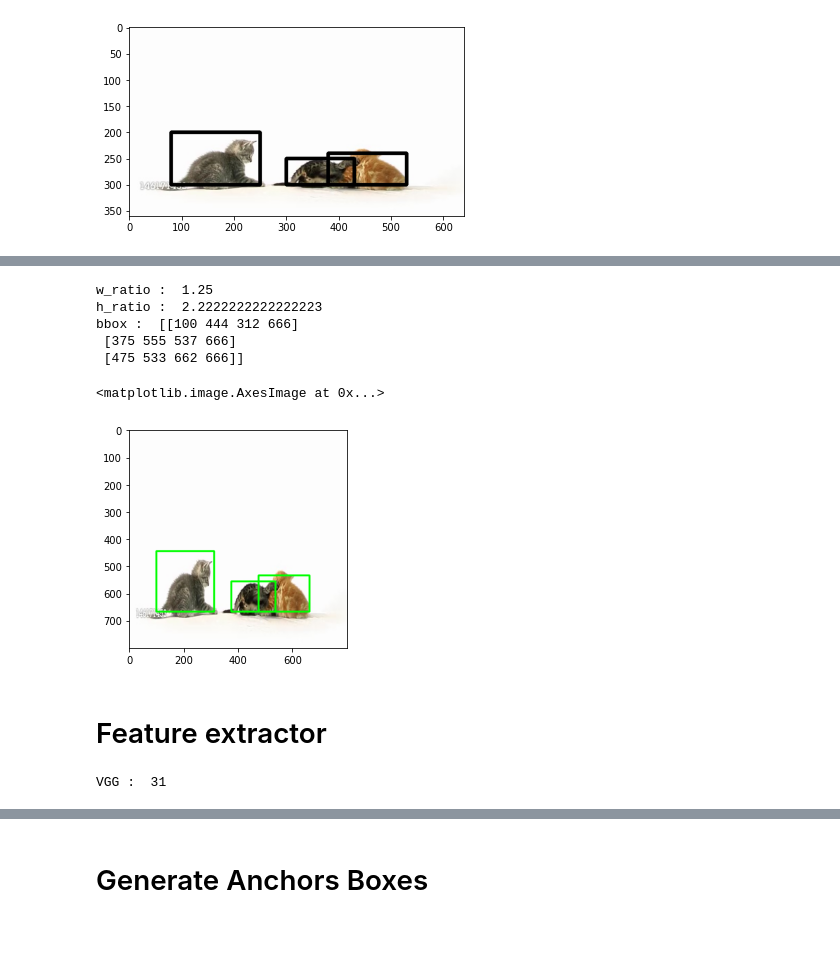
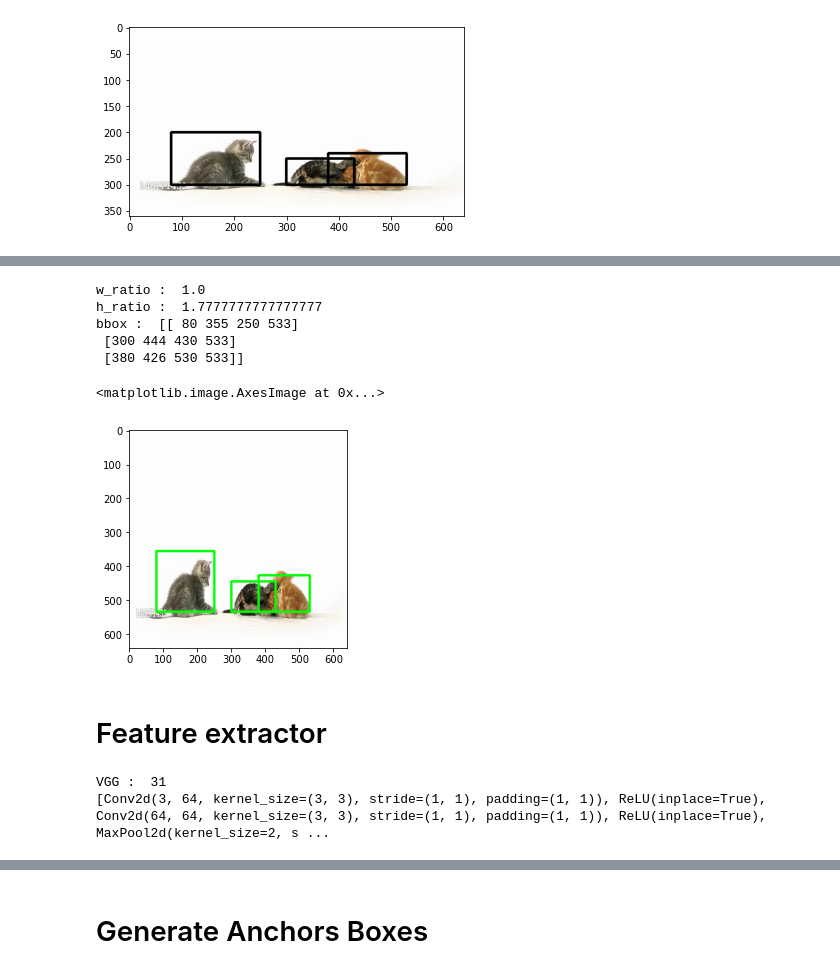
Before and after one commit to Heedeok/Tutorial-pytorch, a Jupyter notebook: faster_r_cnn/test.ipynb, the cells around one changed output, grey strips where cells are left out. Drawn from its saved outputs; the diff is of its cells as text; code cells hidden in the pictures; blank space fills up the shorter version.

```diff
--- a/faster_r_cnn/test.ipynb
+++ b/faster_r_cnn/test.ipynb
@@ -24,5 +29,5 @@ cpu
 # %%
-test_img = "/home/jwk6844/dataset/macroact/several/gettyimages-146171453-640_adpp_001.jpg"
-test_img = cv2.imread(test_img)
-test_img = cv2.cvtColor(test_img, cv2.COLOR_BGR2RGB)
+img0 = "/home/control/dataset/macroact/several/1/gettyimages-146171453-640_adpp_001.jpg"
+img0 = cv2.imread(img0)
+img0 = cv2.cvtColor(img0, cv2.COLOR_BGR2RGB)
 # %%
@@ -48,7 +53,11 @@ plt.imshow(img_copy)
 # %% [output]
 <matplotlib.image.AxesImage at 0x...>
 [figure]
+# %%
+resize_w = 640
+resize_h = 640
 # %%
-img = cv2.resize(test_img, dsize=(800,800), interpolation=cv2.INTER_CUBIC)
+img = cv2.resize(img0, dsize=(resize_w,resize_h), interpolation=cv2.INTER_CUBIC)
 plt.imshow(img)
+img.shape
 # %% [output]
@@ -57,6 +66,6 @@ plt.imshow(img)
 # %%
-w_ratio = 800/test_img.shape[1]
-h_ratio = 800/test_img.shape[0]
+w_ratio = resize_w/img0.shape[1]
+h_ratio = resize_h/img0.shape[0]
 
 print("w_ratio : ", w_ratio)
 print("h_ratio : ", h_ratio)
@@ -65,26 +74,29 @@ ratio = [w_ratio, h_ratio, w_ratio, h_ratio]
 bbox = []
 
 for box in bbox0:
-    box = [int(b * r) for b, r in zip(box, ratio)]
-    bbox.append(box)
+    x1 = int(box[0]*w_ratio)
+    x2 = int(box[2]*w_ratio)
+    y1 = int(box[1]*h_ratio)
+    y2 = int(box[3]*h_ratio)
+    bbox.append([x1, y1, x2, y2])
 
 bbox = np.array( bbox)
 print("bbox : ", bbox)
 # %% [output]
-w_ratio :  1.25
-h_ratio :  2.2222222222222223
-bbox :  [[100 444 312 666]
- [375 555 537 666]
- [475 533 662 666]]
+w_ratio :  1.0
+h_ratio :  1.7777777777777777
+bbox :  [[ 80 355 250 533]
+ [300 444 430 533]
+ [380 426 530 533]]
 # %%
-img_clone = np.copy(img)
+img_copy = np.copy(img)
 for box in bbox:
-    cv2.rectangle(img_clone, (box[0], box[1]), (box[2], box[3]), color = (0,255,0), thickness=5)
+    cv2.rectangle(img_copy, (box[0], box[1]), (box[2], box[3]), color = (0,255,0), thickness=5)
 
-plt.imshow(img_clone)
+plt.imshow(img_copy)
 # %% [output]
 <matplotlib.image.AxesImage at 0x...>
-[figure, old version]
+[figure, new version]
 # %% [markdown]
 # Feature extractor
 # %%
@@ -92,7 +105,11 @@ model_vgg = torchvision.models.vgg16(pretrained=True).to(device)
 # %%
 features_vgg = list(model_vgg.features)
+# features_resnet50 = list(model_resnet50.features)
 
 print("VGG : ", len(features_vgg))
+print(features_vgg)
+# print("ResNet : ", len(features_resnet50))
 # %% [output]
 VGG :  31
+[Conv2d(3, 64, kernel_size=(3, 3), stride=(1, 1), padding=(1, 1)), ReLU(inplace=True), Conv2d(64, 64, kernel_size=(3, 3), stride=(1, 1), padding=(1, 1)), ReLU(inplace=True), MaxPool2d(kernel_size=2, s ...
 # %%
```
Also changed, not shown: parts of 50 cells of this notebook, 1 other file.
